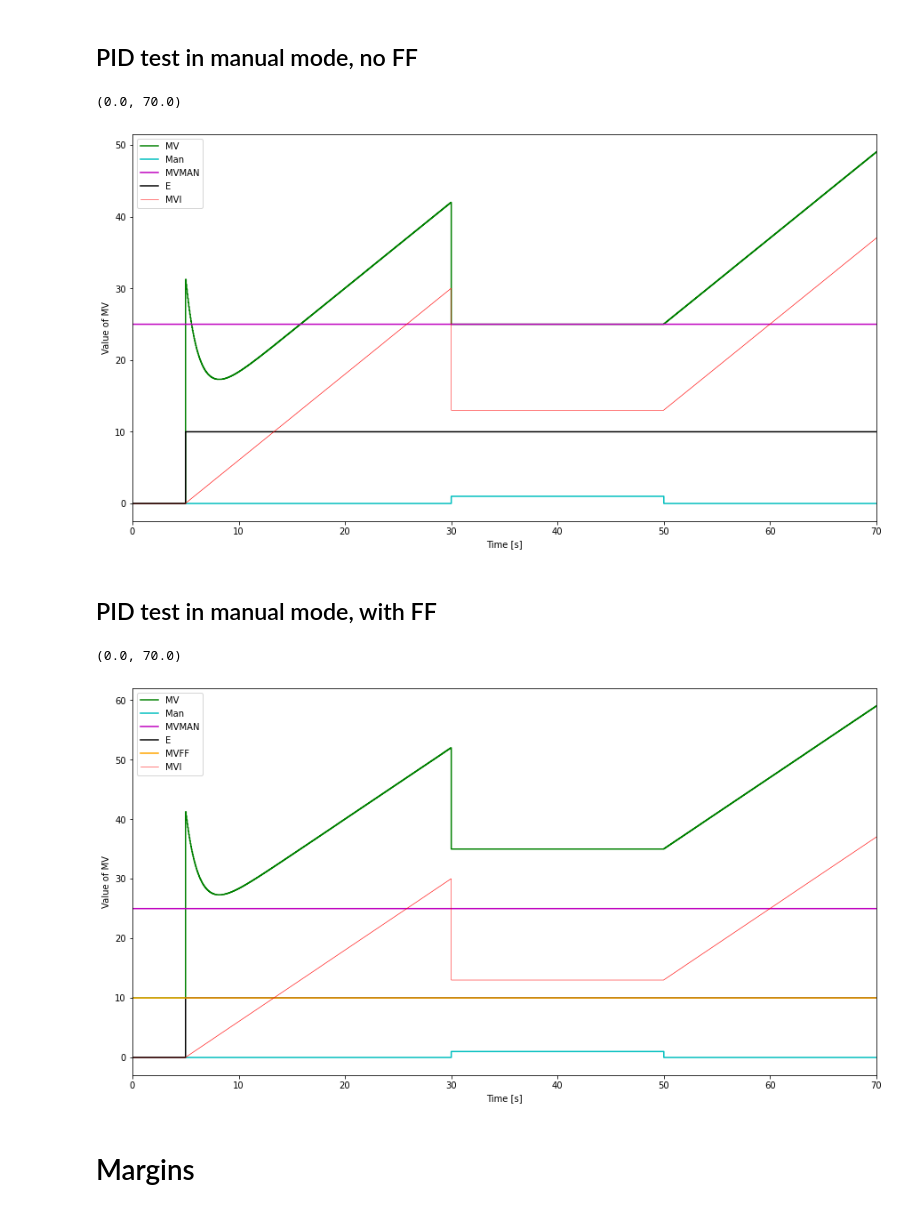
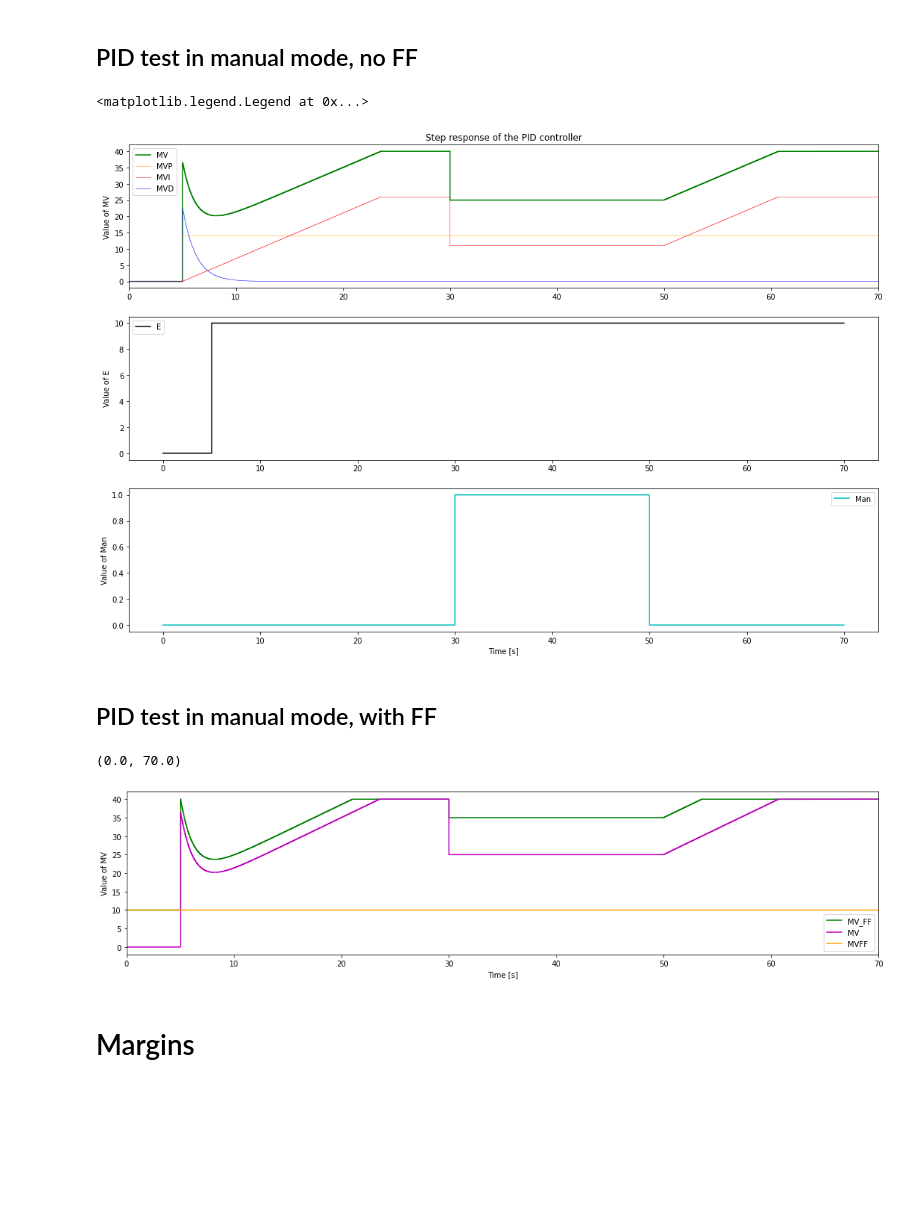
Before and after one commit to 195344/Labo_Control_Theory, a Jupyter notebook: package_LAB.ipynb, the cells around one changed output. Drawn from its saved outputs; the diff is of its cells as text; code cells hidden in the pictures; blank space fills up the shorter version.

```diff
--- a/package_LAB.ipynb
+++ b/package_LAB.ipynb
@@ -251,51 +252,61 @@ MVFFpath = {0: 0}
 t = []
 SP = []
 PV = []
 Man = []
 MVMan = []
 MVFF = []
 
-Kc = 1.2
+Kc = 1.4
 Ti = 10
 Td = 2
 alpha = 0.6
 
 MVMin = 0
-MVMax = 100
+MVMax = 40
 
-MV = []
+MV1 = []
 MVP = []
 MVI = []
 MVD = []
 E = []
 
 ManFF = False
 PVInit = 0
 
 for i in range(0,N):
     t.append(i*Ts)
     SelectPath_RT(SPpath,t,SP)
     SelectPath_RT(PVpath,t,PV)
     SelectPath_RT(ManPath,t,Man)
     SelectPath_RT(MVManPath,t,MVMan)
     SelectPath_RT(MVFFpath,t,MVFF)
-    PID_RT(SP, PV, Man, MVMan, MVFF, Kc, Ti, Td, alpha, Ts, MVMin, MVMax, MV, MVP, MVI, MVD, E, ManFF, PVInit, method='EBD-EBD')
+    PID_RT(SP, PV, Man, MVMan, MVFF, Kc, Ti, Td, alpha, Ts, MVMin, MVMax, MV1, MVP, MVI, MVD, E, ManFF, PVInit, method='EBD-EBD')
 
-plt.figure(figsize = (15,8))
-plt.step(t,MV,'g-',label='MV',where='post')
-plt.step(t,Man,'c-',label='Man',where='post')
-plt.step(t,MVMan,'m-',label='MVMAN',where='post')
-plt.step(t,E,'black',label='E',where='post')
-#plt.step(t,MVP,'orange',label='MVP',where='post',linewidth=0.5)
-plt.step(t,MVI,'red',label='MVI',where='post',linewidth=0.5)
-#plt.step(t,MVD,'blue',label='MVD',where='post',linewidth=0.5)
-plt.ylabel('Value of MV')
-plt.xlabel('Time [s]')
-plt.legend(loc='best')
-plt.xlim([0, TSim])
+fig, (ax1,ax2,ax3) = plt.subplots(3,1)
+fig.set_figheight(12)
+fig.set_figwidth(18)
+
+#plt.figure(figsize = (15,7))
+ax1.step(t,MV1,'g-',label='MV',where='post')
+ax1.step(t,MVP,'orange',label='MVP',where='post',linewidth=0.5)
+ax1.step(t,MVI,'red',label='MVI',where='post',linewidth=0.5)
+ax1.step(t,MVD,'blue',label='MVD',where='post',linewidth=0.5)
+ax1.set_ylabel('Value of MV')
+ax1.legend(loc='best')
+ax1.set_xlim([0, TSim])
+ax1.set_title('Step response of the PID controller')
+
+ax2.step(t,E,'black',label='E',where='post')
+ax2.set_ylabel('Value of E')
+ax2.legend(loc='best')
+
+ax3.step(t,Man,'c-',label='Man',where='post')
+ax3.set_xlabel('Time [s]')
+ax3.set_ylabel('Value of Man')
+ax3.legend(loc='best')
 # %% [output]
-(0.0, 70.0)
+<matplotlib.legend.Legend at 0x...>
-[figure, old version]
+[figure, new version]
 # %% [markdown]
 ## PID test in manual mode, with FF
 # %%
@@ -317,13 +328,13 @@ Man = []
 MVMan = []
 MVFF = []
 
-Kc = 1.2
+Kc = 1.4
 Ti = 10
 Td = 2
 alpha = 0.6
 
 MVMin = 0
-MVMax = 100
+MVMax = 40
 
 MV = []
 MVP = []
@@ -343,14 +354,15 @@ for i in range(0,N):
     SelectPath_RT(MVFFpath,t,MVFF)
     PID_RT(SP, PV, Man, MVMan, MVFF, Kc, Ti, Td, alpha, Ts, MVMin, MVMax, MV, MVP, MVI, MVD, E, ManFF, PVInit, method='EBD-EBD')
 
-plt.figure(figsize = (15,8))
-plt.step(t,MV,'g-',label='MV',where='post')
-plt.step(t,Man,'c-',label='Man',where='post')
-plt.step(t,MVMan,'m-',label='MVMAN',where='post')
-plt.step(t,E,'black',label='E',where='post')
+plt.figure(figsize = (18,4))
+plt.step(t,MV,'g-',label='MV_FF',where='post')
+plt.step(t,MV1,'m-',label='MV',where='post')
+#plt.step(t,Man,'c-',label='Man',where='post')
+#plt.step(t,MVMan,'m-',label='MVMAN',where='post')
+#plt.step(t,E,'black',label='E',where='post')
 plt.step(t,MVFF,'orange',label='MVFF',where='post')
 #plt.step(t,MVP,'orange',label='MVP',where='post',linewidth=0.5)
-plt.step(t,MVI,'red',label='MVI',where='post',linewidth=0.5)
+#plt.step(t,MVI,'red',label='MVI',where='post',linewidth=0.5)
 #plt.step(t,MVD,'blue',label='MVD',where='post',linewidth=0.5)
 plt.ylabel('Value of MV')
 plt.xlabel('Time [s]')
@@ -358,7 +370,7 @@ plt.legend(loc='best')
 plt.xlim([0, TSim])
 # %% [output]
 (0.0, 70.0)
-[figure, old version]
+[figure, new version]
 # %% [markdown]
 # Margins
 # %%
```
Also changed, not shown: parts of 2 cells of this notebook, 4 other files.
